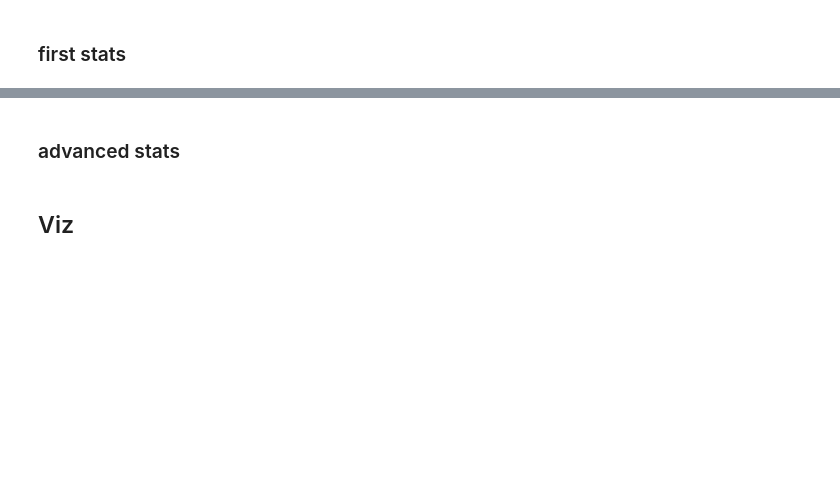
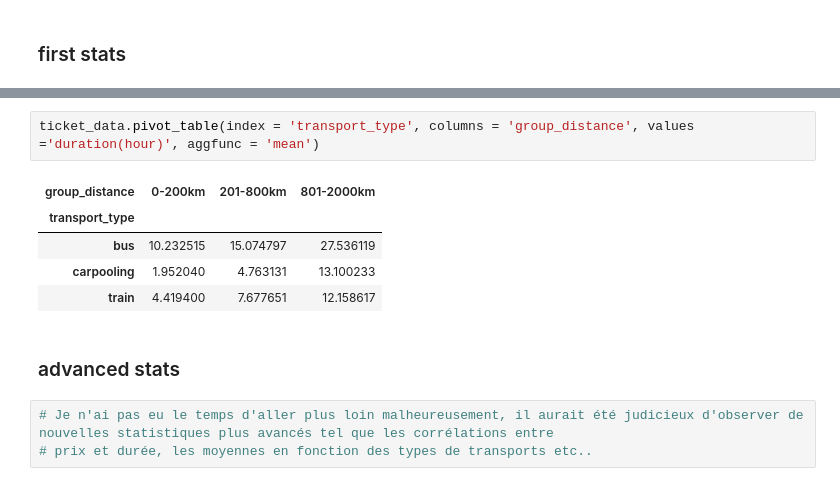
Before and after one commit to Babldn/tictactrip_test, a Jupyter notebook: test_tictactrip.ipynb, the cells around one changed output, grey strips where cells are left out. Drawn from its saved outputs; the diff is of its cells as text; blank space fills up the shorter version.

Commit message:
maj du notebook, stricte minimum par manque de temps

```diff
--- a/test_tictactrip.ipynb
+++ b/test_tictactrip.ipynb
@@ -95,4 +148,13 @@ TypeError: strptime() argument 1 must be str, not Series
+# %%
+ticket_data.pivot_table(index = 'transport_type', columns = 'group_distance', values ='duration(hour)', aggfunc = 'mean')
+# %% [output]
+| group_distance | 0-200km | 201-800km | 801-2000km |
+| transport_type |  |  |  |
+| bus | 10.232515 | 15.074797 | 27.536119 |
+| carpooling | 1.952040 | 4.763131 | 13.100233 |
+| train | 4.419400 | 7.677651 | 12.158617 |
 # %% [markdown]
 ### advanced stats
-# %% [markdown]
-## Viz
+# %%
+# Je n'ai pas eu le temps d'aller plus loin malheureusement, il aurait été judicieux d'observer de nouvelles statistiques plus avancés tel que les corrélations entre
+# prix et durée, les moyennes en fonction des types de transports etc..
```
Also changed, not shown: parts of 8 cells of this notebook.
